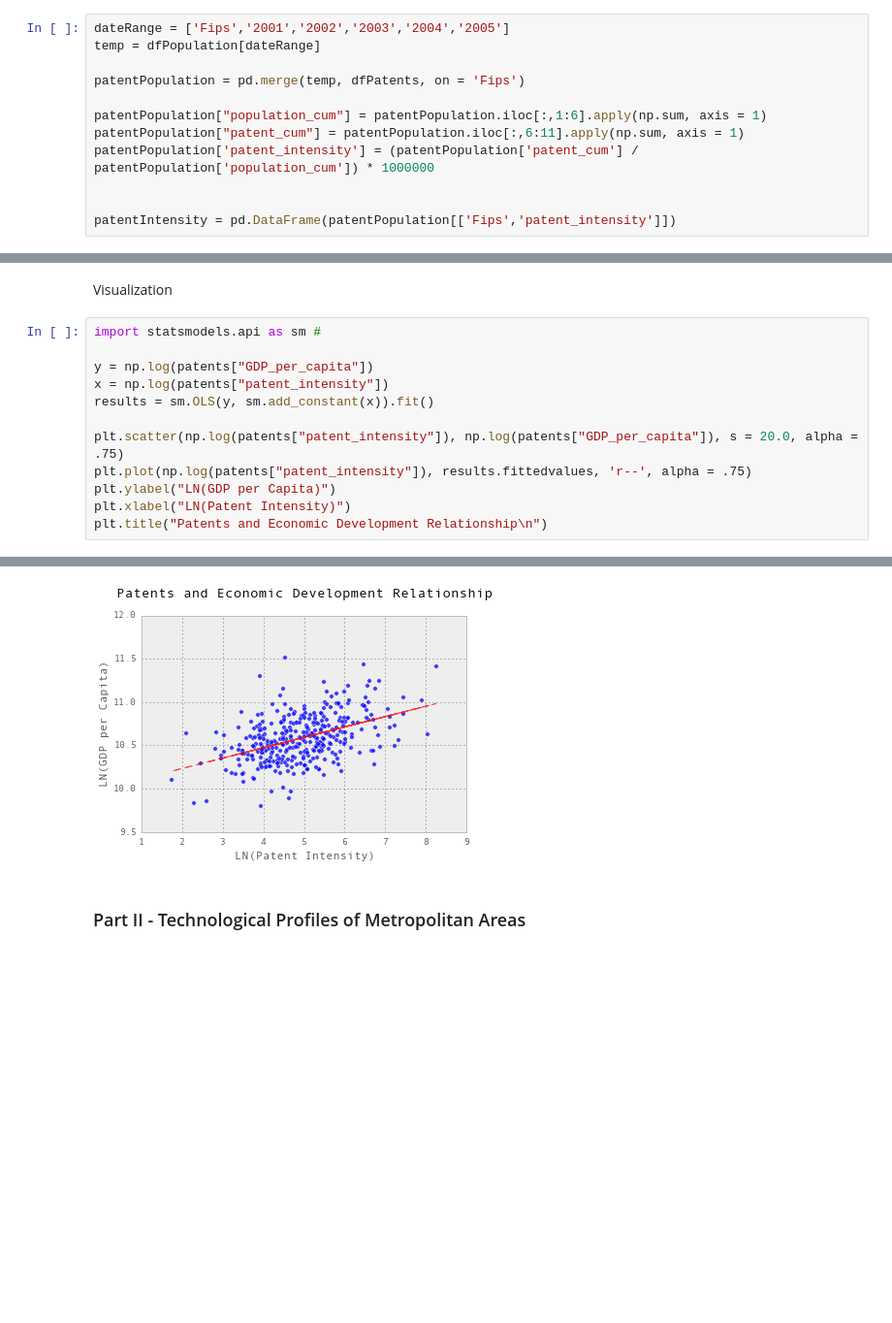
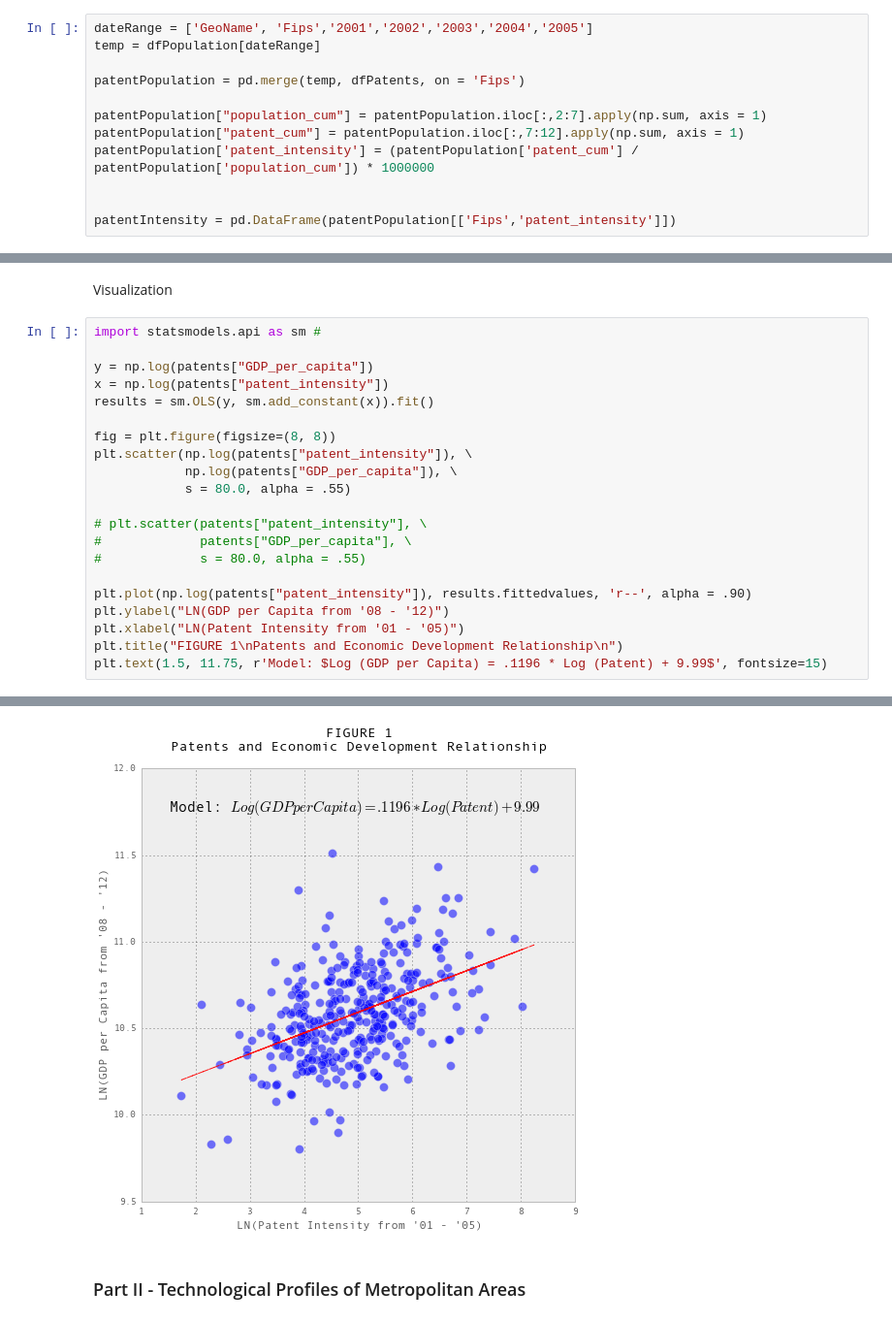
Before and after one commit to krl22785/foundations, a Jupyter notebook: patent_work/foundations_final.ipynb, the cells around one changed output, grey strips where cells are left out. Shown at 97% size. Saved outputs shown, nothing was run; the diff lists cells and outputs as text; blank space fills up the shorter version.

Commit message:
updated foundations patent

```diff
--- a/patent_work/foundations_final.ipynb
+++ b/patent_work/foundations_final.ipynb
@@ -49,13 +71,13 @@ del dfPopulation['GeoName_y']
 Create Patent Intensity Data
 * (Patent Count / MSA Population) * 100000
 # %%
-dateRange = ['Fips','2001','2002','2003','2004','2005']
+dateRange = ['GeoName', 'Fips','2001','2002','2003','2004','2005']
 temp = dfPopulation[dateRange]
 
 patentPopulation = pd.merge(temp, dfPatents, on = 'Fips')
 
-patentPopulation["population_cum"] = patentPopulation.iloc[:,1:6].apply(np.sum, axis = 1)
-patentPopulation["patent_cum"] = patentPopulation.iloc[:,6:11].apply(np.sum, axis = 1)
+patentPopulation["population_cum"] = patentPopulation.iloc[:,2:7].apply(np.sum, axis = 1)
+patentPopulation["patent_cum"] = patentPopulation.iloc[:,7:12].apply(np.sum, axis = 1)
 patentPopulation['patent_intensity'] = (patentPopulation['patent_cum'] / patentPopulation['population_cum']) * 1000000
 
 
@@ -82,17 +130,26 @@ Visualization
 # %%
 import statsmodels.api as sm #
 
 y = np.log(patents["GDP_per_capita"])
 x = np.log(patents["patent_intensity"])
 results = sm.OLS(y, sm.add_constant(x)).fit()
 
-plt.scatter(np.log(patents["patent_intensity"]), np.log(patents["GDP_per_capita"]), s = 20.0, alpha = .75)
-plt.plot(np.log(patents["patent_intensity"]), results.fittedvalues, 'r--', alpha = .75)
-plt.ylabel("LN(GDP per Capita)")
-plt.xlabel("LN(Patent Intensity)")
-plt.title("Patents and Economic Development Relationship\n")
+fig = plt.figure(figsize=(8, 8))
+plt.scatter(np.log(patents["patent_intensity"]), \
+            np.log(patents["GDP_per_capita"]), \
+            s = 80.0, alpha = .55)
+
+# plt.scatter(patents["patent_intensity"], \
+#             patents["GDP_per_capita"], \
+#             s = 80.0, alpha = .55)
+
+plt.plot(np.log(patents["patent_intensity"]), results.fittedvalues, 'r--', alpha = .90)
+plt.ylabel("LN(GDP per Capita from '08 - '12)")
+plt.xlabel("LN(Patent Intensity from '01 - '05)")
+plt.title("FIGURE 1\nPatents and Economic Development Relationship\n")
+plt.text(1.5, 11.75, r'Model: $Log (GDP per Capita) = .1196 * Log (Patent) + 9.99$', fontsize=15)
 # %% [output]
 <matplotlib.text.Text at 0x...>
-[figure, old version]
+[figure, new version]
 # %% [markdown]
 ### Part II - Technological Profiles of Metropolitan Areas
```
Also changed, not shown: parts of 18 cells of this notebook.
